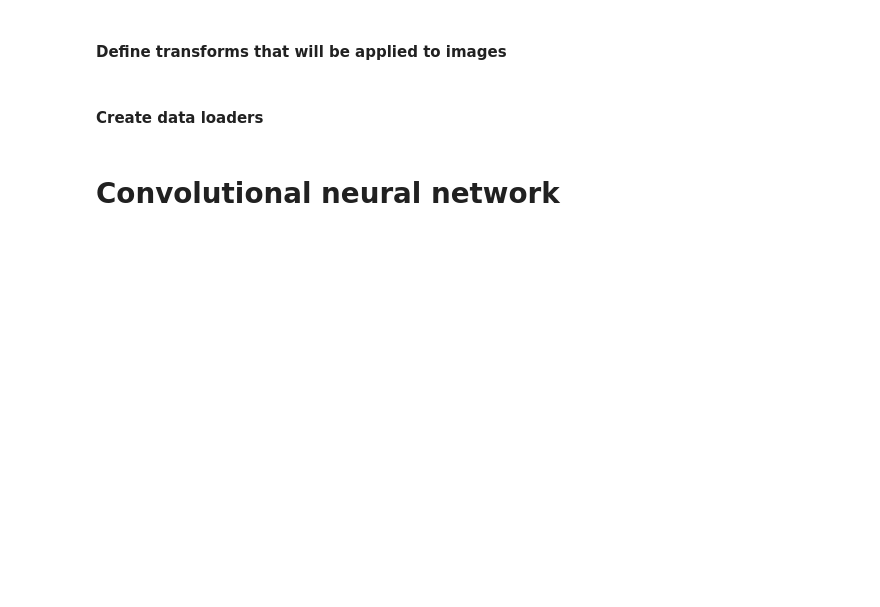
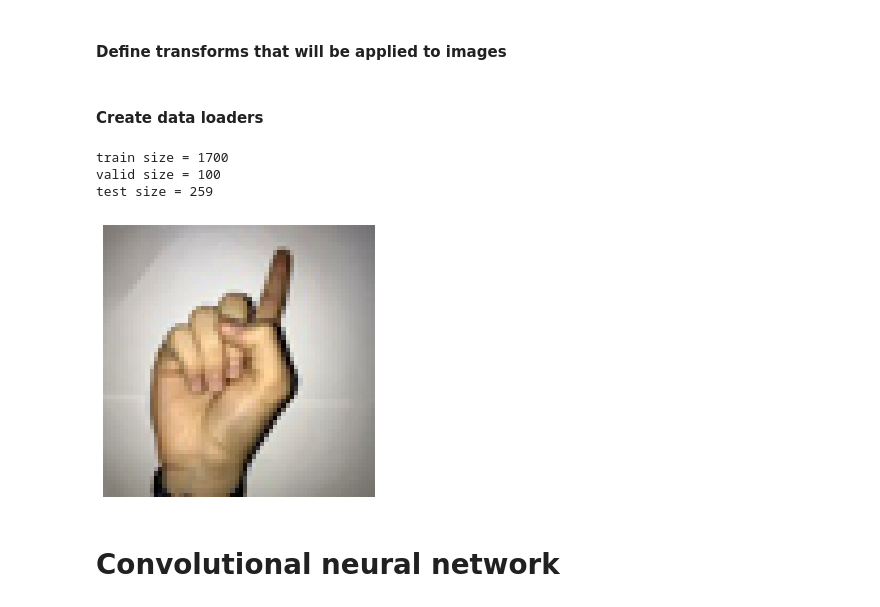
Before and after one commit to TimurFatykhov/GestureRecognizer, a Jupyter notebook: gesture_recognizer.ipynb, the cells around one changed output. Drawn from its saved outputs; the diff is of its cells as text; code cells hidden in the pictures; blank space fills up the shorter version.

```diff
--- a/gesture_recognizer.ipynb
+++ b/gesture_recognizer.ipynb
@@ -25,15 +27,15 @@ X.shape, y.shape
 #### Define transforms that will be applied to images
 # %%
 trs = transforms.Compose([
-    transforms.ColorJitter(brightness=1, contrast=1, saturation=0.5, hue=0),
+    transforms.ColorJitter(brightness=[0.9,1.1], contrast=[0.9,1.1], saturation=[0.9,1.1], hue=[-0.001,0.001]),
     transforms.ToTensor()
 ])
 # %% [markdown]
 #### Create data loaders
 # %%
 # split the dataset in three parts: train, valid, test
-train_size = 1400
-valid_size = 250
+train_size = 1700
+valid_size = 100
 test_size = len(X) - train_size - valid_size
 print('train size =', train_size)
 print('valid size =', valid_size)
@@ -47,6 +49,10 @@ y_valid = y[train_size : train_size+valid_size]
 
 X_test = X[train_size+valid_size : ]
 y_test = y[train_size+valid_size : ]
+# %% [output]
+train size = 1700
+valid size = 100
+test size = 259
 # %%
 # create three data loaders: train, valid, test
 train_loader = create_loader(X_train, y_train, batch_size=512, num_workers=1, shuffle=False, trs=trs)
@@ -55,8 +61,10 @@ test_loader = create_loader(X_test, y_test, batch_size=len(X_test), num_workers=
 # %%
 # show random image with applied transforms
 for x_batch, y_batch in train_loader:
-    show_image(x_batch[3])
+    show_image(x_batch[432])
     break
+# %% [output]
+[figure, added]
 # %% [markdown]
 # Convolutional neural network
 # %%
```
Also changed, not shown: parts of 11 cells of this notebook, 1 other file.
